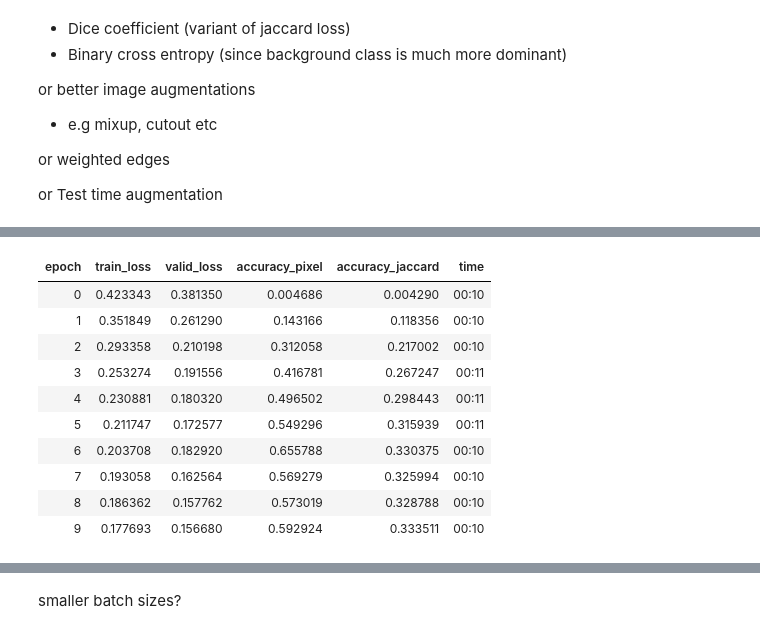
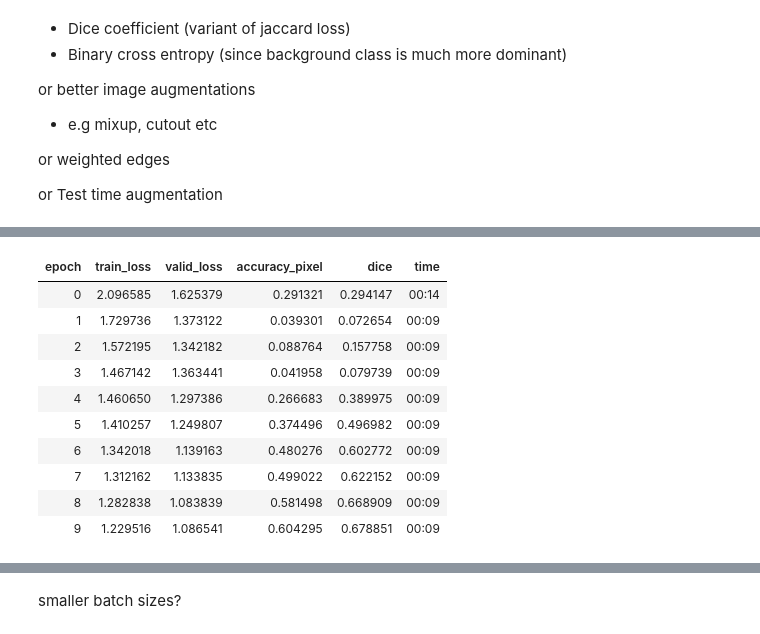
Before and after one commit to wwymak/spacenet-buildings, a Jupyter notebook: improving semantic segmentation.ipynb, the cells around one changed output, grey strips where cells are left out. Saved outputs shown, nothing was run; the diff lists cells and outputs as text; code cells hidden in the pictures.

```diff
--- a/improving semantic segmentation.ipynb
+++ b/improving semantic segmentation.ipynb
@@ -117,7 +119,7 @@ def lovasz_hinge(logits, labels, per_image=False, ignore=None):
       per_image: compute the loss per image instead of per batch
       ignore: void class id
     """
-
+    print(logits.min(), logits.max(), logits.size())
     logits=logits[:,1,:,:]
     labels = labels.squeeze(1)
     if per_image:
@@ -144,7 +146,17 @@ def lovasz_hinge_flat(logits, labels):
     perm = perm.data
     gt_sorted = labels[perm]
     grad = lovasz_grad(gt_sorted)
-    loss = torch.dot(F.relu(errors_sorted), Variable(grad))
+    loss = torch.dot(torch.nn.functional.relu(errors_sorted), Variable(grad))
     return loss
+
+
+def combined_loss(logits, labels):
+    logits=logits[:,1,:,:].float()
+    labels = labels.squeeze(1).float()
+
+    lh_loss = lovasz_hinge_flat(*flatten_binary_scores2(logits, labels, ignore=0))
+    bce_loss = F.binary_cross_entropy_with_logits(logits, labels)
+
+    return 0.8 * bce_loss + lh_loss
 # %%
 wd =1e-2
@@ -183,7 +200,14 @@ gc.collect()
+# %%
+def combined_loss2(logits, labels):
+    logits=logits[:,1,:,:].float()
+    labels = labels.squeeze(1).float()
+
+    lh_loss = lovasz_hinge_flat(*flatten_binary_scores2(logits, labels))
+    bce_loss = F.binary_cross_entropy_with_logits(logits, labels)
+
+    return 0.8 * bce_loss + lh_loss
 # %%
 wd =1e-2
-metrics = [accuracy_pixel, accuracy_jaccard]
-learn = unet_learner(data, models.resnet34, metrics=metrics, wd=wd)
+metrics = [accuracy_pixel,dice]
+learn = unet_learner(data, models.resnet34, metrics=metrics, wd=wd, loss_func=combined_loss2)
 learn.to_fp16();
-lr_find(learn)
-learn.recorder.plot(skip_end=1)
@@ -194,15 +214,15 @@ LR Finder is complete, type {learner_name}.recorder.plot() to see the graph.
 # %%
-lr=1e-4
+lr=1e-3
 learn.fit_one_cycle(10, slice(lr), pct_start=0.8)
 # %% [output]
-| epoch | train_loss | valid_loss | accuracy_pixel | accuracy_jaccard | time |
-| 0 | 0.423343 | 0.381350 | 0.004686 | 0.004290 | 00:10 |
-| 1 | 0.351849 | 0.261290 | 0.143166 | 0.118356 | 00:10 |
-| 2 | 0.293358 | 0.210198 | 0.312058 | 0.217002 | 00:10 |
-| 3 | 0.253274 | 0.191556 | 0.416781 | 0.267247 | 00:11 |
-| 4 | 0.230881 | 0.180320 | 0.496502 | 0.298443 | 00:11 |
-| 5 | 0.211747 | 0.172577 | 0.549296 | 0.315939 | 00:11 |
-| 6 | 0.203708 | 0.182920 | 0.655788 | 0.330375 | 00:10 |
-| 7 | 0.193058 | 0.162564 | 0.569279 | 0.325994 | 00:10 |
-| 8 | 0.186362 | 0.157762 | 0.573019 | 0.328788 | 00:10 |
-| 9 | 0.177693 | 0.156680 | 0.592924 | 0.333511 | 00:10 |
+| epoch | train_loss | valid_loss | accuracy_pixel | dice | time |
+| 0 | 2.096585 | 1.625379 | 0.291321 | 0.294147 | 00:14 |
+| 1 | 1.729736 | 1.373122 | 0.039301 | 0.072654 | 00:09 |
+| 2 | 1.572195 | 1.342182 | 0.088764 | 0.157758 | 00:09 |
+| 3 | 1.467142 | 1.363441 | 0.041958 | 0.079739 | 00:09 |
+| 4 | 1.460650 | 1.297386 | 0.266683 | 0.389975 | 00:09 |
+| 5 | 1.410257 | 1.249807 | 0.374496 | 0.496982 | 00:09 |
+| 6 | 1.342018 | 1.139163 | 0.480276 | 0.602772 | 00:09 |
+| 7 | 1.312162 | 1.133835 | 0.499022 | 0.622152 | 00:09 |
+| 8 | 1.282838 | 1.083839 | 0.581498 | 0.668909 | 00:09 |
+| 9 | 1.229516 | 1.086541 | 0.604295 | 0.678851 | 00:09 |
```
Also changed, not shown: parts of 24 cells of this notebook.
